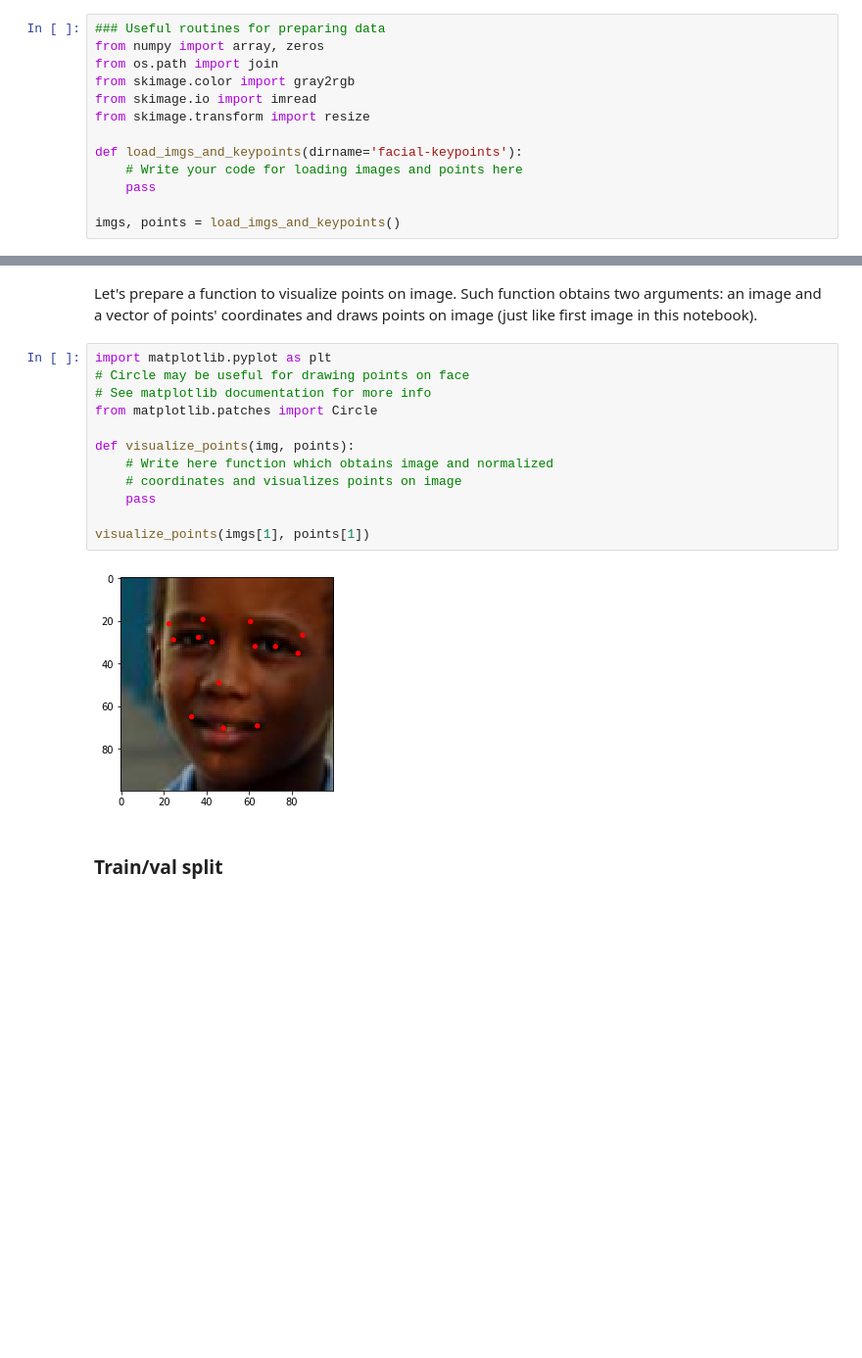
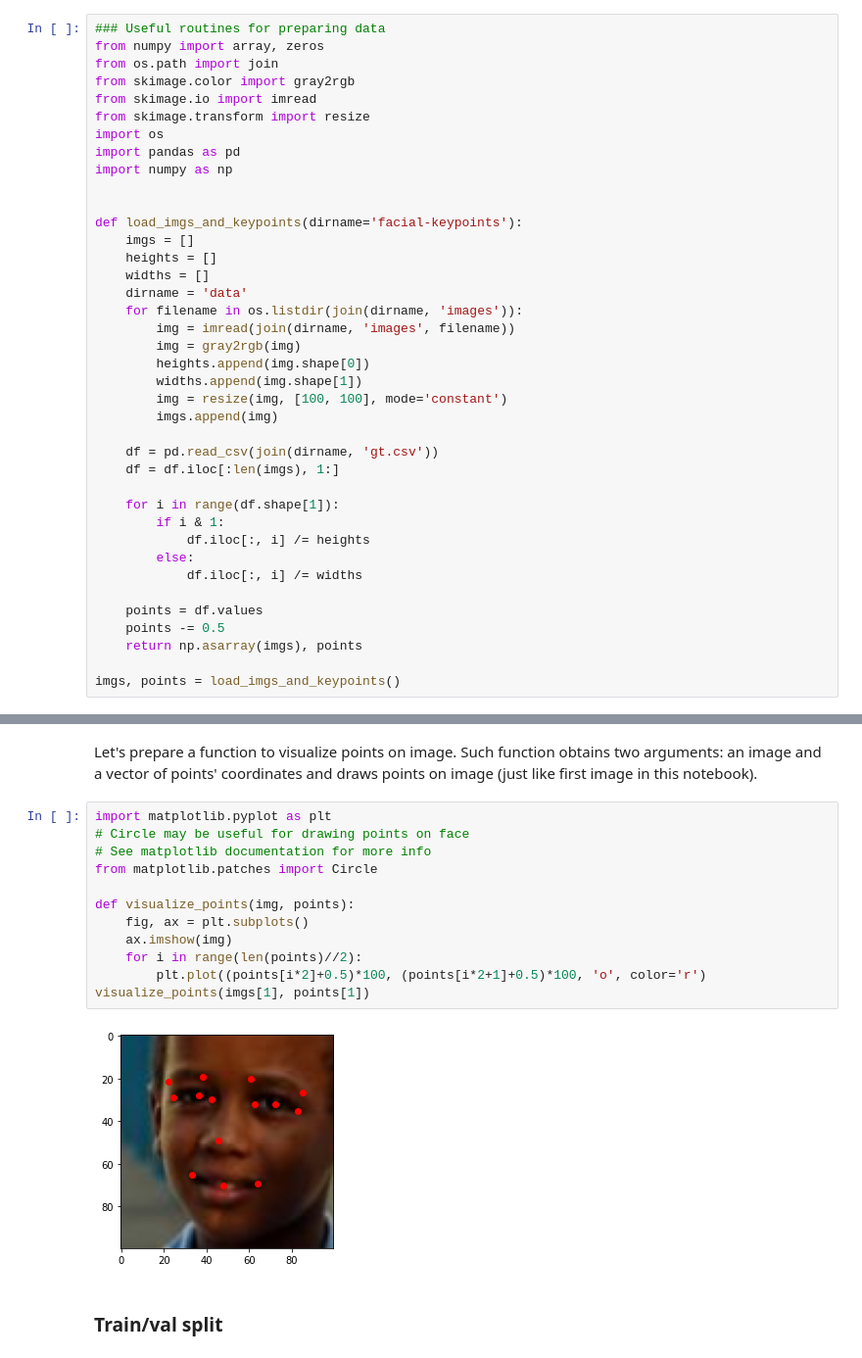
Before and after one commit to pjh5672/Machine_Learning, a Jupyter notebook: Advanced_Machine_Learning (HSE University)/Deep_Learning_in_Computer_Vision/week02_Facial_keypoints/Facial keypoints.ipynb, the cells around one changed output, grey strips where cells are left out. Shown at 98% size. Drawn from its saved outputs; the diff is of its cells as text; blank space fills up the shorter version.

```diff
--- a/Advanced_Machine_Learning (HSE University)/Deep_Learning_in_Computer_Vision/week02_Facial_keypoints/Facial keypoints.ipynb
+++ b/Advanced_Machine_Learning (HSE University)/Deep_Learning_in_Computer_Vision/week02_Facial_keypoints/Facial keypoints.ipynb
@@ -25,10 +27,36 @@ from os.path import join
 from skimage.color import gray2rgb
 from skimage.io import imread
 from skimage.transform import resize
+import os
+import pandas as pd
+import numpy as np
+
 
 def load_imgs_and_keypoints(dirname='facial-keypoints'):
-    # Write your code for loading images and points here
-    pass
+    imgs = []
+    heights = []
+    widths = []
+    dirname = 'data'
+    for filename in os.listdir(join(dirname, 'images')):
+        img = imread(join(dirname, 'images', filename))
+        img = gray2rgb(img)
+        heights.append(img.shape[0])
+        widths.append(img.shape[1])
+        img = resize(img, [100, 100], mode='constant')
+        imgs.append(img)
+
+    df = pd.read_csv(join(dirname, 'gt.csv'))
+    df = df.iloc[:len(imgs), 1:]
+
+    for i in range(df.shape[1]):
+        if i & 1:
+            df.iloc[:, i] /= heights
+        else:
+            df.iloc[:, i] /= widths
+
+    points = df.values
+    points -= 0.5
+    return np.asarray(imgs), points
 
 imgs, points = load_imgs_and_keypoints()
 # %%
@@ -52,17 +80,17 @@ Let's prepare a function to visualize points on image. Such function obtains two
 # %%
 import matplotlib.pyplot as plt
 # Circle may be useful for drawing points on face
 # See matplotlib documentation for more info
 from matplotlib.patches import Circle
 
 def visualize_points(img, points):
-    # Write here function which obtains image and normalized
-    # coordinates and visualizes points on image
-    pass
-
+    fig, ax = plt.subplots()
+    ax.imshow(img)
+    for i in range(len(points)//2):
+        plt.plot((points[i*2]+0.5)*100, (points[i*2+1]+0.5)*100, 'o', color='r')
 visualize_points(imgs[1], points[1])
 # %% [output]
-[figure, old version]
+[figure, new version]
 # %% [markdown]
 ### Train/val split
 # %% [markdown]
```
Also changed, not shown: parts of 14 cells of this notebook, 1 other file.
